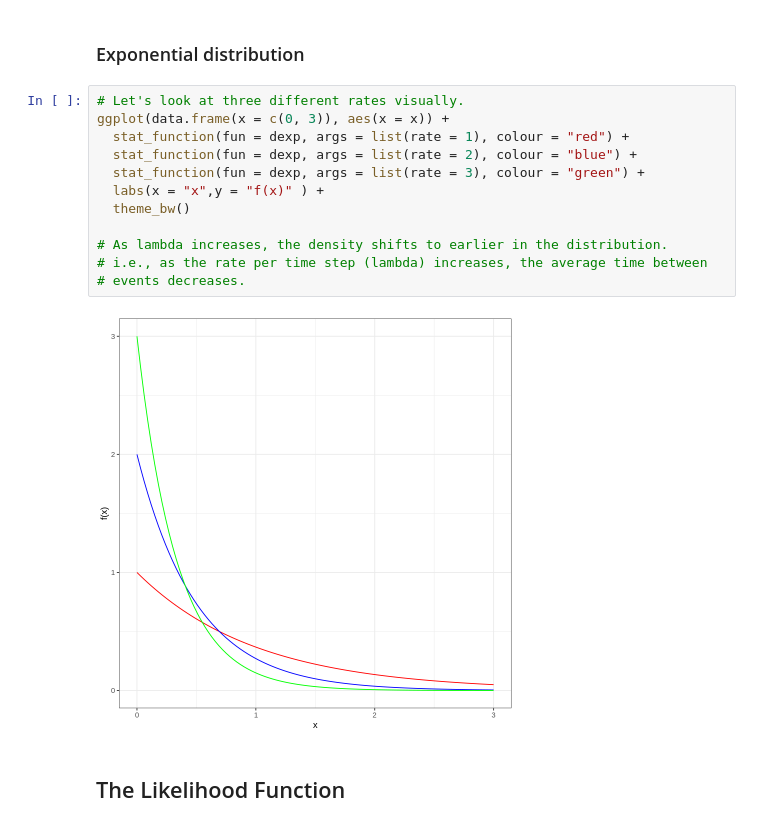
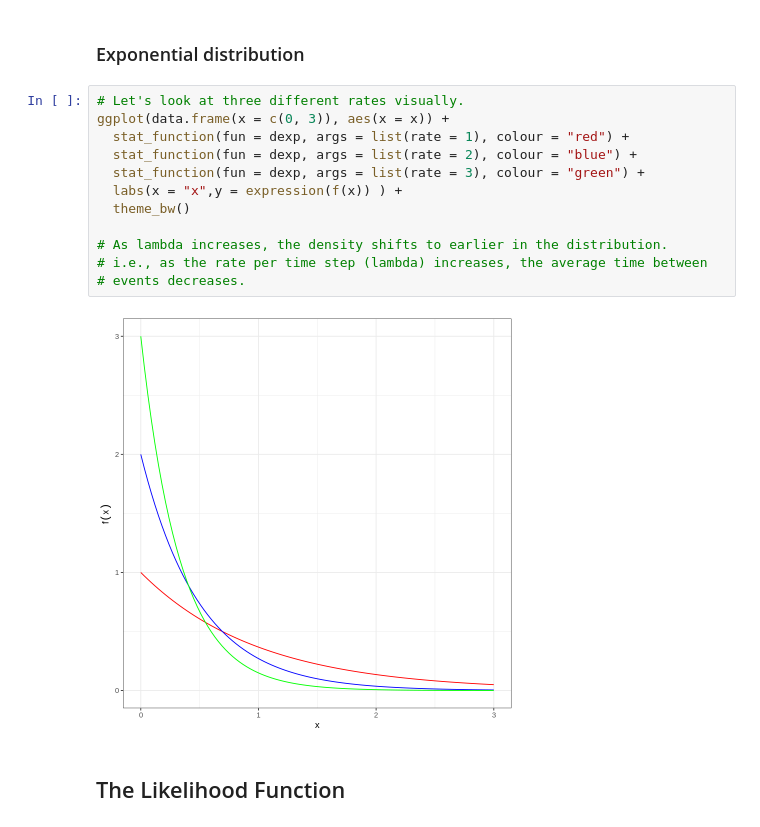
Before and after one commit to matthewbegun/MXN500, a Jupyter notebook: MXN500_2024_LEC_05_R.ipynb, the cells around one changed output. Drawn from its saved outputs; the diff is of its cells as text.

```diff
--- a/MXN500_2024_LEC_05_R.ipynb
+++ b/MXN500_2024_LEC_05_R.ipynb
@@ -293,17 +293,17 @@ ggplot(data = data.frame(x = c(-4, 4)), aes(x = x)) +
 # %%
 # Let's look at three different rates visually.
 ggplot(data.frame(x = c(0, 3)), aes(x = x)) +
   stat_function(fun = dexp, args = list(rate = 1), colour = "red") +
   stat_function(fun = dexp, args = list(rate = 2), colour = "blue") +
   stat_function(fun = dexp, args = list(rate = 3), colour = "green") +
-  labs(x = "x",y = "f(x)" ) +
+  labs(x = "x",y = expression(f(x)) ) +
   theme_bw()
 
 # As lambda increases, the density shifts to earlier in the distribution.
 # i.e., as the rate per time step (lambda) increases, the average time between
 # events decreases.
 # %% [output]
-[figure, old version]
+[figure, new version]
 # %% [markdown]
 ## The Likelihood Function
 # %% [markdown]
```
